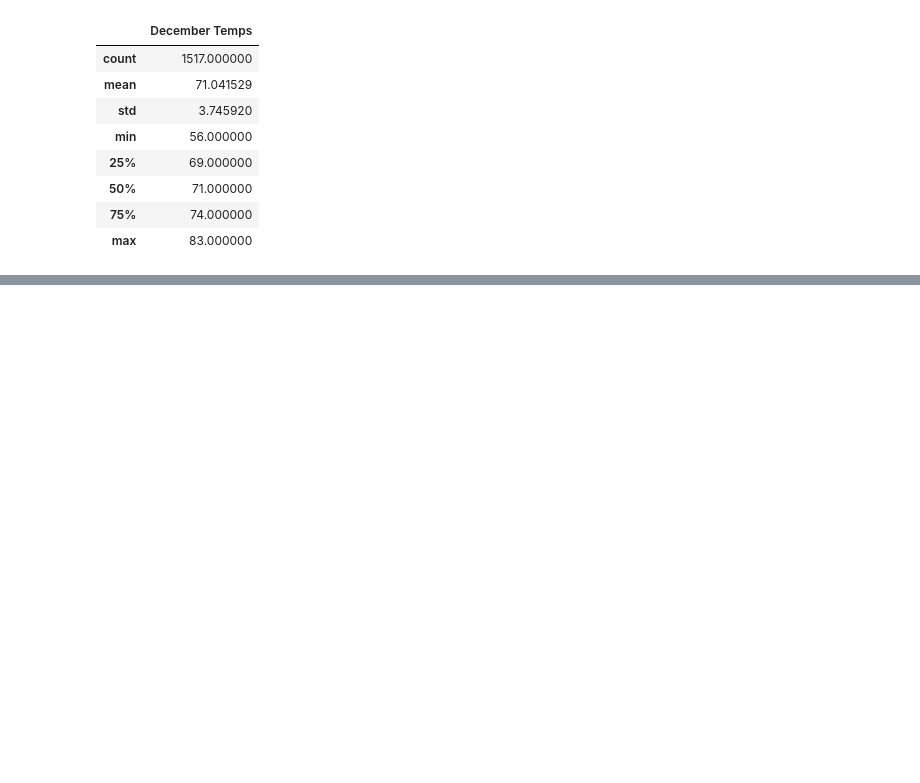
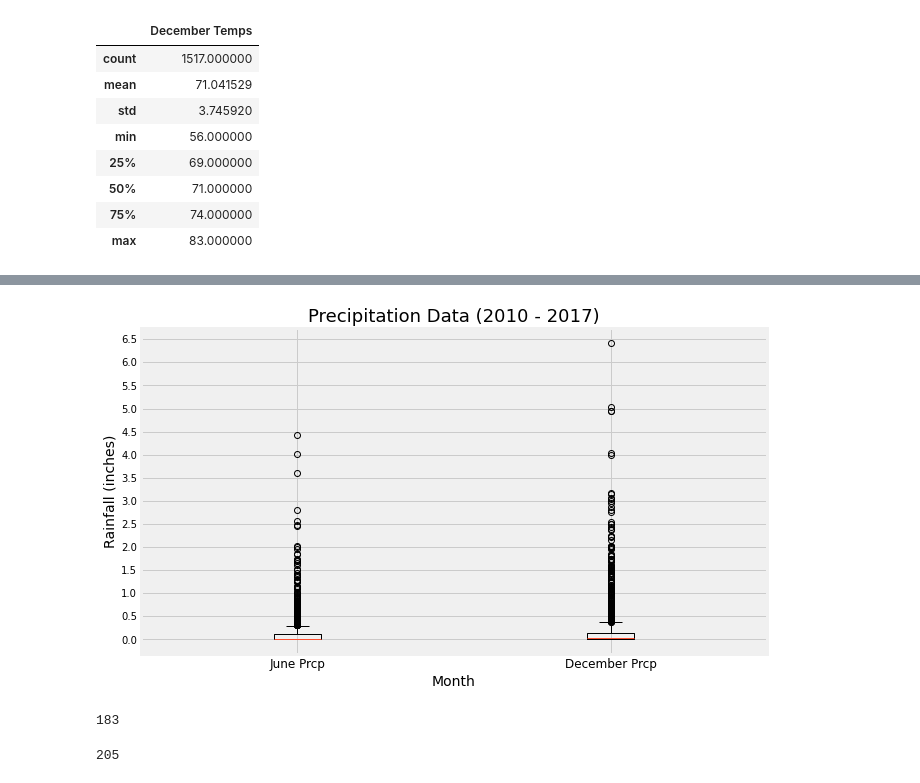
Before and after one commit to Lauramasonjar/Surfs_Up, a Jupyter notebook: SurfsUp_Challenge.ipynb, the cells around one changed output, grey strips where cells are left out. Drawn from its saved outputs; the diff is of its cells as text; code cells hidden in the pictures; blank space fills up the shorter version.

```diff
--- a/SurfsUp_Challenge.ipynb
+++ b/SurfsUp_Challenge.ipynb
@@ -134,0 +249,9 @@ Month_dec_df.describe()
+# %%
+### Descriptive Statistics
+# Calculate percipitation statistics for June
+
+session.query(Measurement.date, Measurement.prcp).filter(extract('month',Measurement.date) == 6).all()
+results=[]
+results=session.query(Measurement.date, Measurement.prcp).filter(extract('month',Measurement.date) == 6).all()
+Month_jun_prcp_df=pd.DataFrame(results,columns=['Date','June Precipitation'])
+Month_jun_prcp_df
@@ -134,0 +284,8 @@ Month_dec_df.describe()
+# %%
+# Calculate percipitation statistics for December
+
+session.query(Measurement.date, Measurement.prcp).filter(extract('month',Measurement.date) == 12).all()
+results=[]
+results=session.query(Measurement.date, Measurement.prcp).filter(extract('month',Measurement.date) == 12).all()
+Month_dec_prcp_df=pd.DataFrame(results,columns=['Date','DEC Precipitation'])
+Month_dec_prcp_df
@@ -134,0 +314,5 @@ Month_dec_df.describe()
+# %%
+#Drop the null values:
+Month_jun_prcp_df = Month_jun_prcp_df.dropna()
+
+Month_dec_prcp_df = Month_dec_prcp_df.dropna()
@@ -134,0 +343,48 @@ Month_dec_df.describe()
+# %%
+#Box-Whiskers plot for june and dec Precipitation("Rainfall")
+#Plot the Box & Whiskers
+x_labels = ["June Prcp", "December Prcp"]
+temps = [Month_jun_prcp_df["June Precipitation"], Month_dec_prcp_df["DEC Precipitation"]]
+fig, ax = plt.subplots(figsize=(10, 6))
+ax.boxplot(temps, labels=x_labels)
+
+#Ticks & Labels
+plt.xticks(fontsize=12)
+plt.yticks(fontsize=10)
+
+ax.set_yticks(np.arange(0,7,step=0.5))
+ax.set_title('Precipitation Data (2010 - 2017)',fontsize=18)
+ax.set_ylabel('Rainfall (inches)',fontsize=14)
+ax.set_xlabel("Month",fontsize=14)
+
+plt.savefig("PNG's\Precipitation Data (2010-2017).png")
+plt.show()
+# %% [output]
+[figure, added]
+# %%
+#Count the number of the outliers
+#Calculate the sum of outliers_June
+# Calculate the outliers
+Q1_june = Month_jun_prcp_df["June Precipitation"].quantile(0.25)
+Q3_june = Month_jun_prcp_df["June Precipitation"].quantile(0.75)
+IQR_june = (Month_jun_prcp_df["June Precipitation"].quantile(0.75)) - (Month_jun_prcp_df["June Precipitation"].quantile(0.25))
+#Calculate the sum of outliers
+sum_of_outliers_june = ((Month_jun_prcp_df["June Precipitation"] < (Q1_june - 1.5 * IQR_june))
+                        | (Month_jun_prcp_df["June Precipitation"] > (Q3_june + 1.5 * IQR_june))).sum()
+
+sum_of_outliers_june
+# %% [output]
+183
+# %%
+#Count the number of the outliers
+#Calculate the sum of outliers_December
+# Calculate the outliers
+Q1_dec = Month_dec_prcp_df["DEC Precipitation"].quantile(0.25)
+Q3_dec = Month_dec_prcp_df["DEC Precipitation"].quantile(0.75)
+IQR_dec = (Month_dec_prcp_df["DEC Precipitation"].quantile(0.75)) - (Month_dec_prcp_df["DEC Precipitation"].quantile(0.25))
+#Calculate the sum of outliers
+sum_of_outliers_dec = ((Month_dec_prcp_df["DEC Precipitation"] < (Q1_dec - 1.5 * IQR_dec))
+                        | (Month_dec_prcp_df["DEC Precipitation"] > (Q3_dec + 1.5 * IQR_dec))).sum()
+sum_of_outliers_dec
+# %% [output]
+205
```
Also changed, not shown: parts of 17 cells of this notebook.
